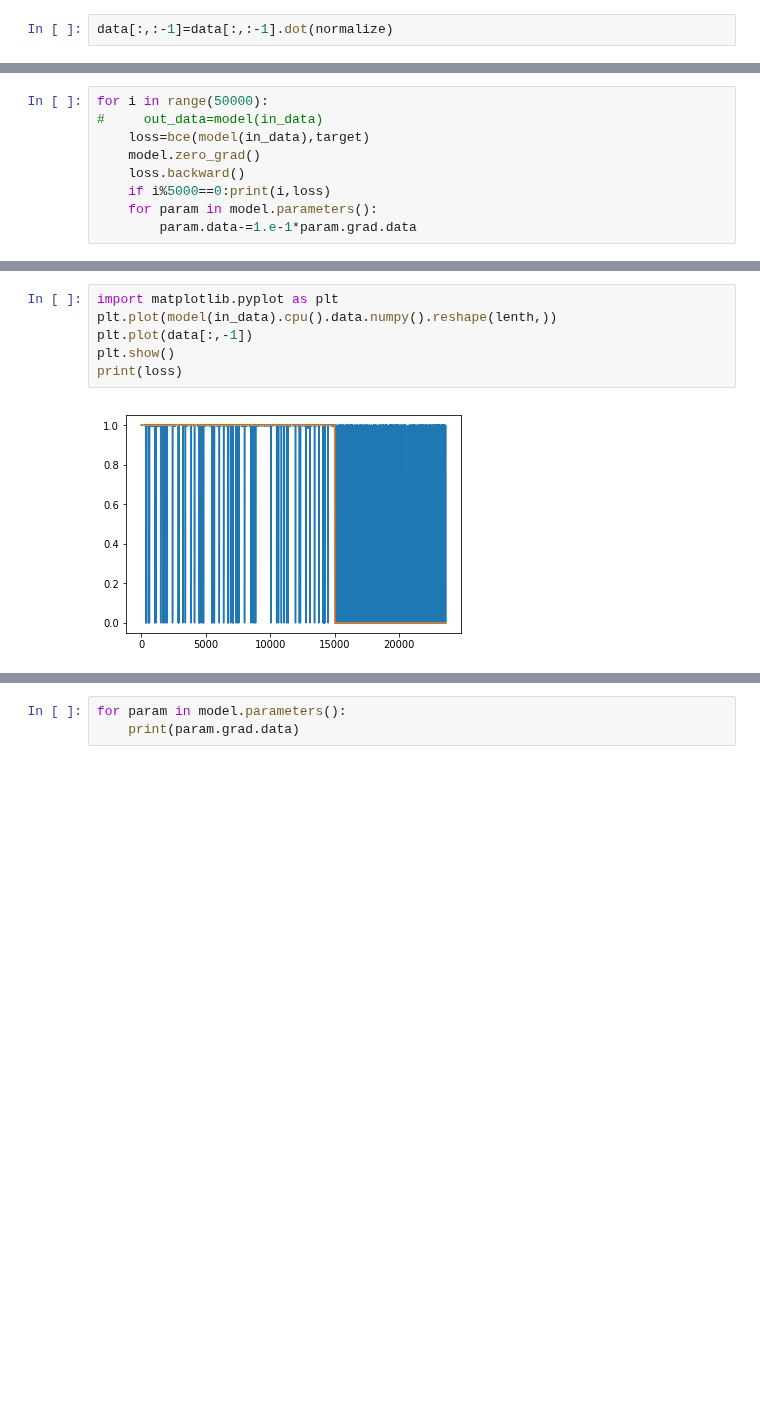
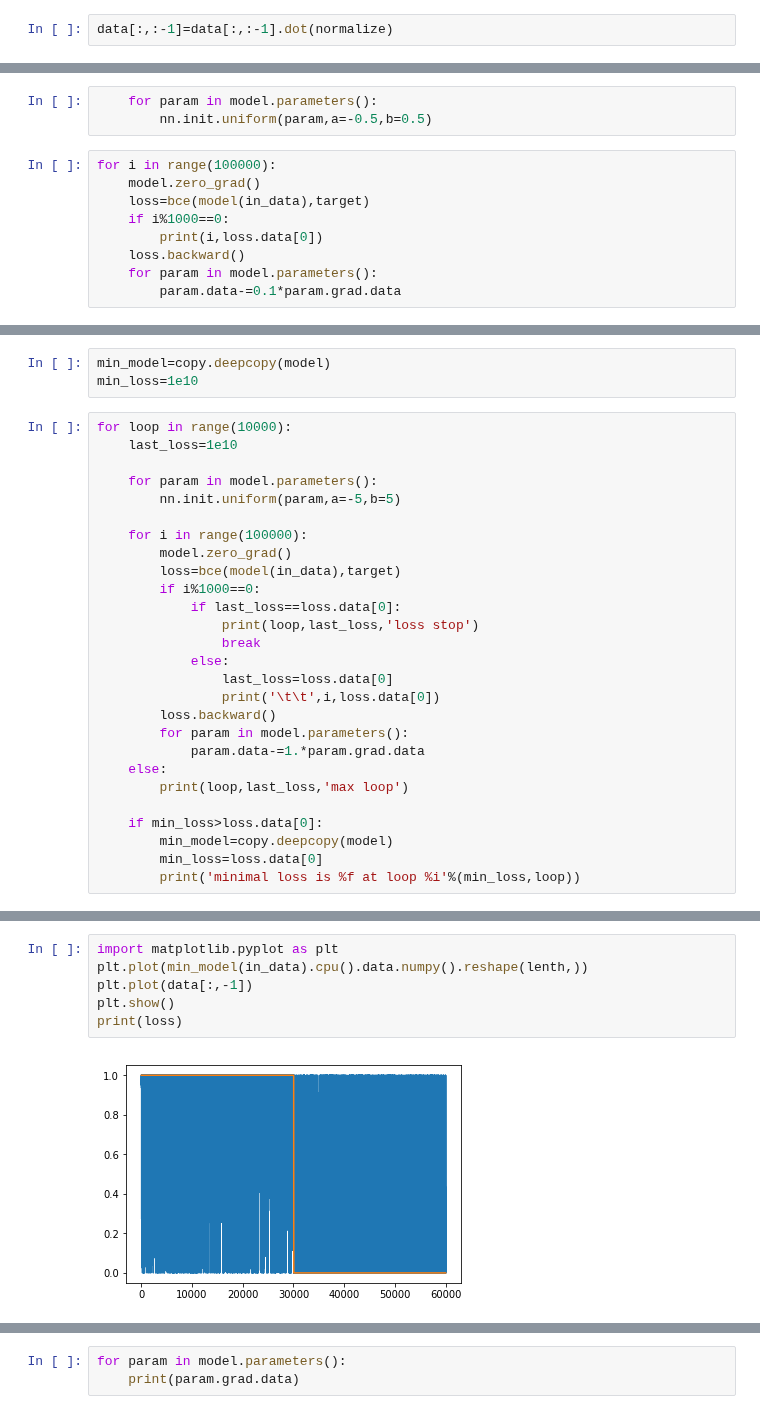
Before and after one commit to vooum/ScanCraft, a Jupyter notebook: ScanCraft/laboratory/BCELoss.ipynb, the cells around one changed output, grey strips where cells are left out. Cells and saved outputs as stored; diff of their text form; blank space fills up the shorter version.

```diff
--- a/ScanCraft/laboratory/BCELoss.ipynb
+++ b/ScanCraft/laboratory/BCELoss.ipynb
@@ -89,12 +60,15 @@ model=torch.nn.Sequential(
     torch.nn.Sigmoid()
 ).cuda()
+# %%
+    for param in model.parameters():
+        nn.init.uniform(param,a=-0.5,b=0.5)
 # %%
-for i in range(50000):
-#     out_data=model(in_data)
+for i in range(100000):
+    model.zero_grad()
     loss=bce(model(in_data),target)
-    model.zero_grad()
+    if i%1000==0:
+        print(i,loss.data[0])
     loss.backward()
-    if i%5000==0:print(i,loss)
     for param in model.parameters():
-        param.data-=1.e-1*param.grad.data
+        param.data-=0.1*param.grad.data
 # %% [output]
@@ -117,0 +76,30 @@ for i in range(50000):
+# %%
+min_model=copy.deepcopy(model)
+min_loss=1e10
+# %%
+for loop in range(10000):
+    last_loss=1e10
+
+    for param in model.parameters():
+        nn.init.uniform(param,a=-5,b=5)
+
+    for i in range(100000):
+        model.zero_grad()
+        loss=bce(model(in_data),target)
+        if i%1000==0:
+            if last_loss==loss.data[0]:
+                print(loop,last_loss,'loss stop')
+                break
+            else:
+                last_loss=loss.data[0]
+                print('\t\t',i,loss.data[0])
+        loss.backward()
+        for param in model.parameters():
+            param.data-=1.*param.grad.data
+    else:
+        print(loop,last_loss,'max loop')
+
+    if min_loss>loss.data[0]:
+        min_model=copy.deepcopy(model)
+        min_loss=loss.data[0]
+        print('minimal loss is %f at loop %i'%(min_loss,loop))
@@ -118,9 +129,9 @@ for i in range(50000):
 # %%
 import matplotlib.pyplot as plt
-plt.plot(model(in_data).cpu().data.numpy().reshape(lenth,))
+plt.plot(min_model(in_data).cpu().data.numpy().reshape(lenth,))
 plt.plot(data[:,-1])
 plt.show()
 print(loss)
 # %% [output]
-[figure, old version]
+[figure, new version]
 Variable containing:
```
Also changed, not shown: parts of 22 cells of this notebook, 4 other files.
